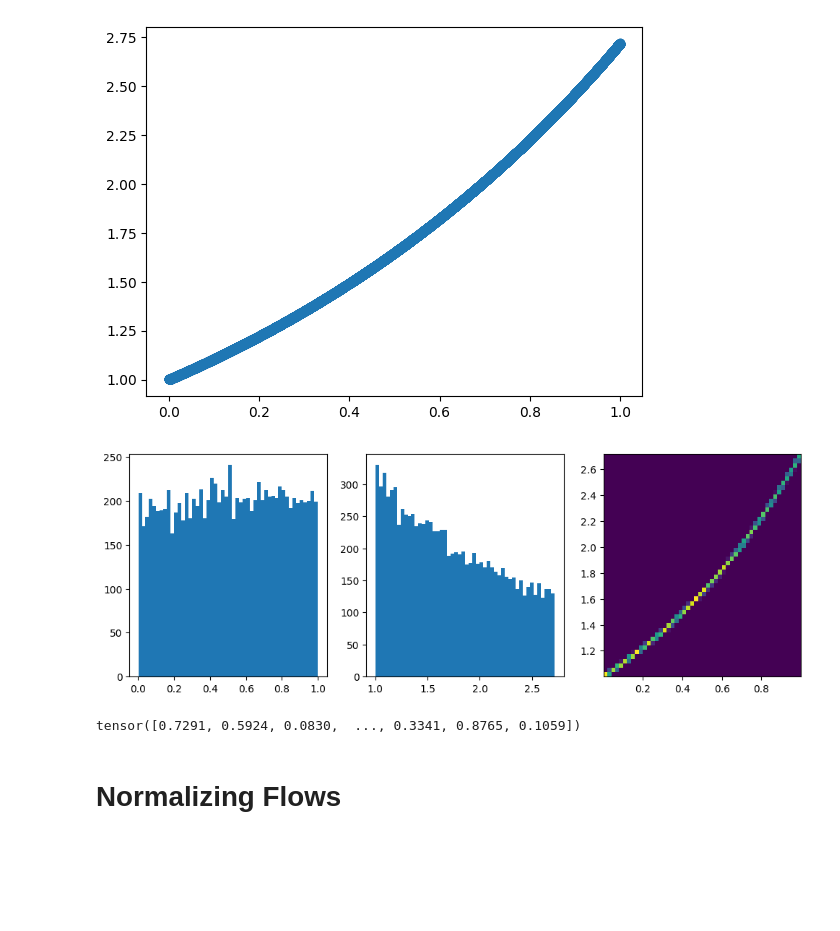
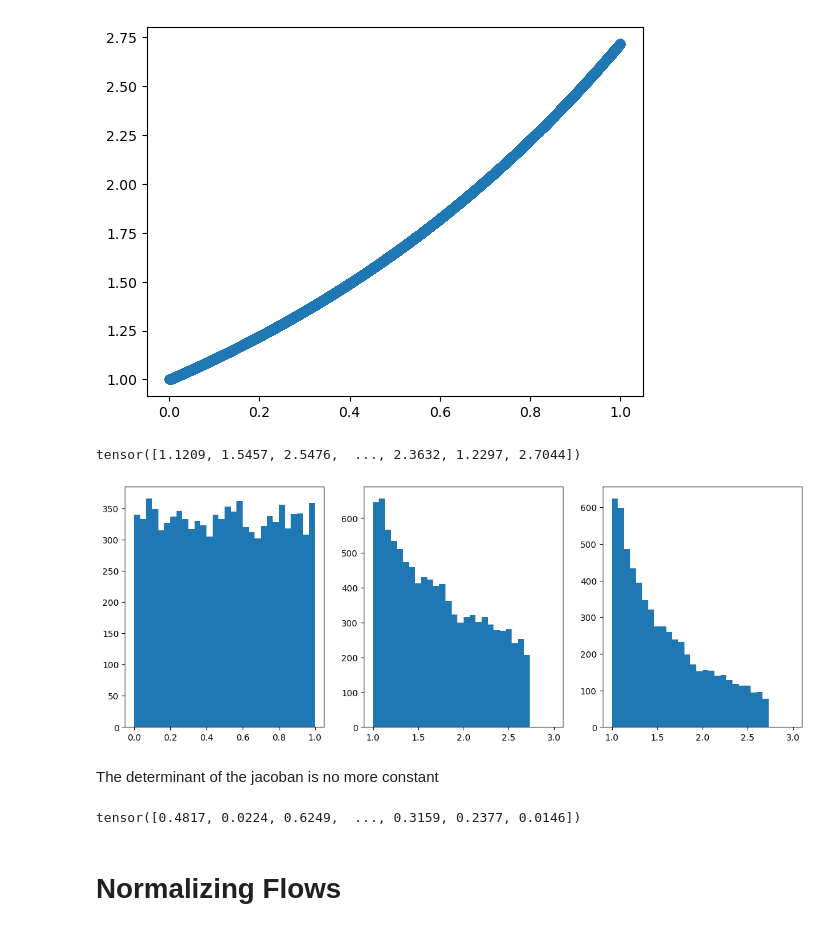
Before and after one commit to valsdav/PhDCourse_MLForPrecisionPhysics_2024, a Jupyter notebook: 4_NormalizingFlowsPlayground.ipynb, the cells around one changed output. Saved outputs shown, nothing was run; the diff lists cells and outputs as text; code cells hidden in the pictures; blank space fills up the shorter version.

```diff
--- a/4_NormalizingFlowsPlayground.ipynb
+++ b/4_NormalizingFlowsPlayground.ipynb
@@ -70,6 +90,7 @@ tensor([1.0986, 1.0986, 1.0986,  ..., 1.0986, 1.0986, 1.0986])
 ## Non-affine transformation
 # %%
 transform = torch.distributions.ExpTransform()
+distribution = torch.distributions.Uniform(low=torch.tensor(0.), high=torch.tensor(1.))
 
 x = distribution.sample((10000,))  # x ~ p(X)
 y = transform(x)
@@ -79,17 +100,23 @@ plt.scatter(x, y)
 # %% [output]
 <matplotlib.collections.PathCollection at 0x...>
 [figure]
+# %%
+y
+# %% [output]
+tensor([1.1209, 1.5457, 2.5476,  ..., 2.3632, 1.2297, 2.7044])
 # %%
-f , axs = plt.subplots(1, 3, figsize=(12, 4))
-axs[0].hist(x, bins=50);
-axs[1].hist(y, bins=50);
-axs[2].hist2d(x, y, bins=50);
+f , axs = plt.subplots(1, 3, figsize=(14, 5))
+counts_1, xbins_1, _ = axs[0].hist(x, bins=30, range=(0, 1));
+counts_2, xbins_2, _ = axs[1].hist(y,  bins=30, range=(1, 3));
+counts_3, xbins_3, _ = axs[2].hist(y, weights=1/ladj.exp(), bins=30, range=(1, 3));
 # %% [output]
-[figure, old version]
+[figure, new version]
-# %%
-ladj
-# %% [output]
-tensor([0.7291, 0.5924, 0.0830,  ..., 0.3341, 0.8765, 0.1059])
+# %% [markdown]
+The determinant of the jacoban is no more constant
+# %%
+ladj
+# %% [output]
+tensor([0.4817, 0.0224, 0.6249,  ..., 0.3159, 0.2377, 0.0146])
 # %% [markdown]
 # Normalizing Flows
 # %% [markdown]
```
Also changed, not shown: parts of 47 cells of this notebook.
